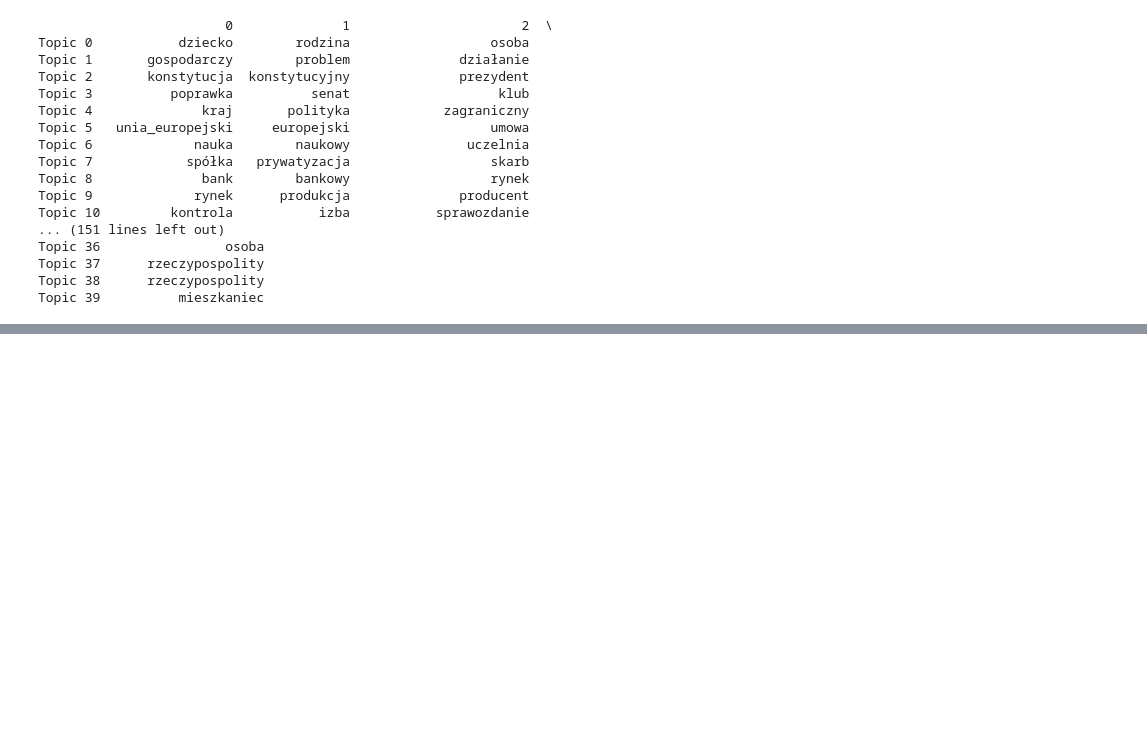
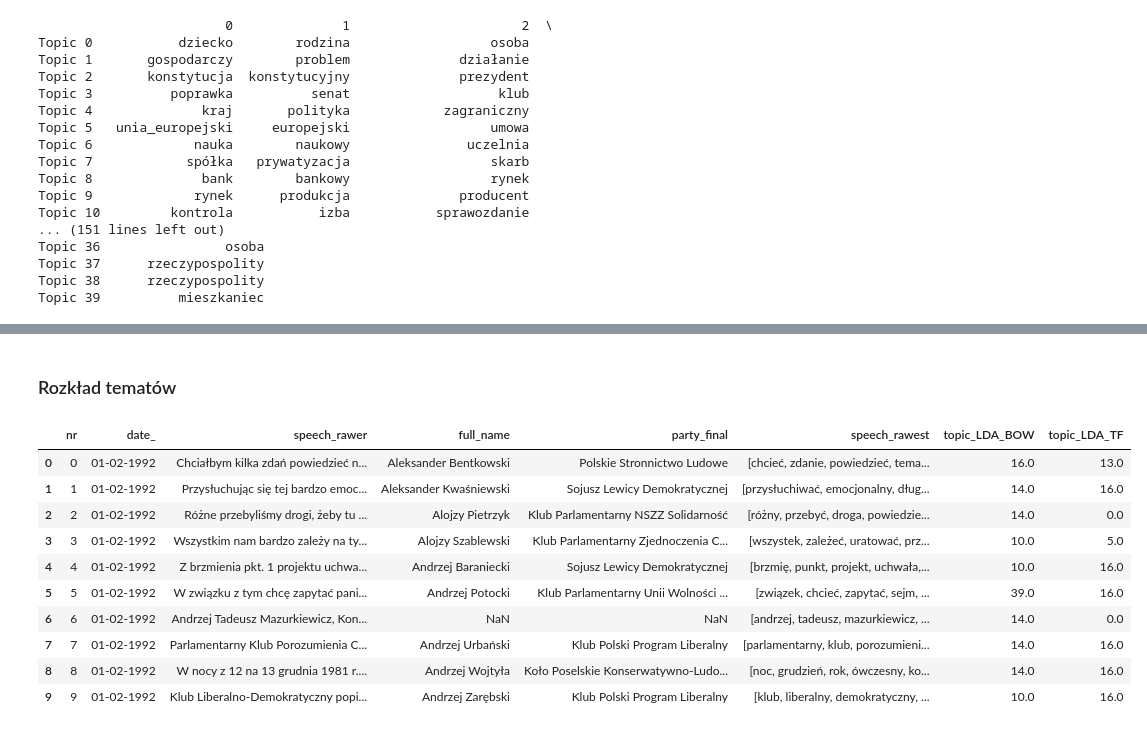
Before and after one commit to magda-lena-b/praca, a Jupyter notebook: 08a_LDA_testy_plus_bigramy.ipynb, the cells around one changed output, grey strips where cells are left out. Cells and saved outputs as stored; diff of their text form; code cells hidden in the pictures; blank space fills up the shorter version.

```diff
--- a/08a_LDA_testy_plus_bigramy.ipynb
+++ b/08a_LDA_testy_plus_bigramy.ipynb
@@ -370,4 +372,6 @@ BOW = [dictionary3.doc2bow(speech) for speech in corp]
 lda_model_2 =pickle.load(open("lda_02.p", "rb"))
+# %%
+lda_model_2 =pickle.load(open("lda_02.p", "rb"))
 # %%
 vis = pyLDAvis.gensim.prepare(lda_model_2, BOW, dictionary2)
 vis
@@ -381,0 +396,10 @@ print('\nCoherence Score: ', coherence_lda)
+# %% [markdown]
+### Rozkład tematów
+# %%
+#przypisanie wiodącego tematu
+dictionary2 = gensim.corpora.Dictionary(corp)
+dictionary2.filter_extremes(no_above=0.2, no_below=50)
+BOW2 = [dictionary2.doc2bow(speech) for speech in corp]
+dane['topic_LDA_BOW'] = pd.Series()
+for i, row in enumerate(lda_model_2[BOW2]):
+    dane['topic_LDA_BOW'].loc[i] = sorted(row, key=lambda x: (x[1]), reverse=True)[0][0]
@@ -381,0 +408,14 @@ print('\nCoherence Score: ', coherence_lda)
+# %%
+dane.head(10)
+# %% [output]
+|  | nr | date_ | speech_rawer | full_name | party_final | speech_rawest | topic_LDA_BOW | topic_LDA_TF |
+| 0 | 0 | 01-02-1992 | Chciałbym kilka zdań powiedzieć n... | Aleksander Bentkowski | Polskie Stronnictwo Ludowe | [chcieć, zdanie, powiedzieć, tema... | 16.0 | 13.0 |
+| 1 | 1 | 01-02-1992 | Przysłuchując się tej bardzo emoc... | Aleksander Kwaśniewski | Sojusz Lewicy Demokratycznej | [przysłuchiwać, emocjonalny, dług... | 14.0 | 16.0 |
+| 2 | 2 | 01-02-1992 | Różne przebyliśmy drogi, żeby tu ... | Alojzy Pietrzyk | Klub Parlamentarny NSZZ Solidarność | [różny, przebyć, droga, powiedzie... | 14.0 | 0.0 |
+| 3 | 3 | 01-02-1992 | Wszystkim nam bardzo zależy na ty... | Alojzy Szablewski | Klub Parlamentarny Zjednoczenia C... | [wszystek, zależeć, uratować, prz... | 10.0 | 5.0 |
+| 4 | 4 | 01-02-1992 | Z brzmienia pkt. 1 projektu uchwa... | Andrzej Baraniecki | Sojusz Lewicy Demokratycznej | [brzmię, punkt, projekt, uchwała,... | 10.0 | 16.0 |
+| 5 | 5 | 01-02-1992 | W związku z tym chcę zapytać pani... | Andrzej Potocki | Klub Parlamentarny Unii Wolności ... | [związek, chcieć, zapytać, sejm, ... | 39.0 | 16.0 |
+| 6 | 6 | 01-02-1992 | Andrzej Tadeusz Mazurkiewicz, Kon... | NaN | NaN | [andrzej, tadeusz, mazurkiewicz, ... | 14.0 | 0.0 |
+| 7 | 7 | 01-02-1992 | Parlamentarny Klub Porozumienia C... | Andrzej Urbański | Klub Polski Program Liberalny | [parlamentarny, klub, porozumieni... | 14.0 | 16.0 |
+| 8 | 8 | 01-02-1992 | W nocy z 12 na 13 grudnia 1981 r.... | Andrzej Wojtyła | Koło Poselskie Konserwatywno-Ludo... | [noc, grudzień, rok, ówczesny, ko... | 14.0 | 16.0 |
+| 9 | 9 | 01-02-1992 | Klub Liberalno-Demokratyczny popi... | Andrzej Zarębski | Klub Polski Program Liberalny | [klub, liberalny, demokratyczny, ... | 10.0 | 16.0 |
```
Also changed, not shown: parts of 36 cells of this notebook, 1 other file.
